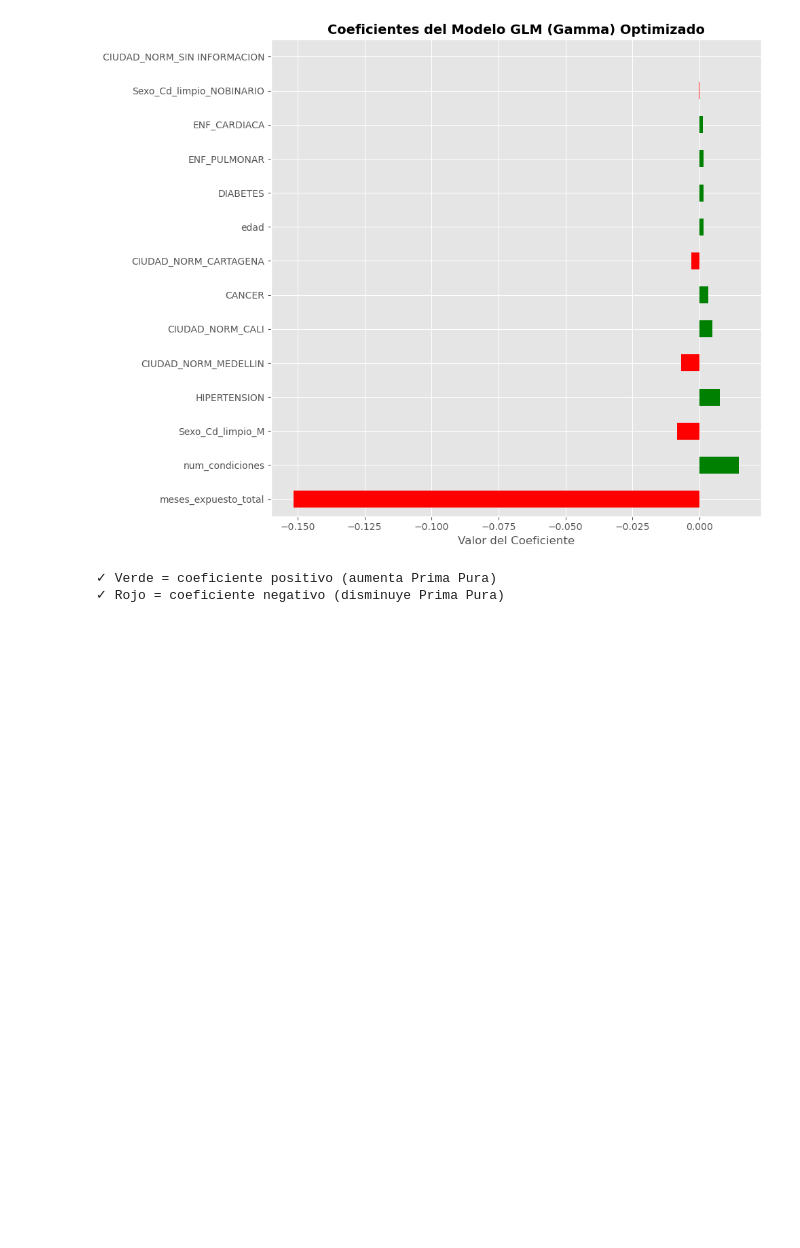
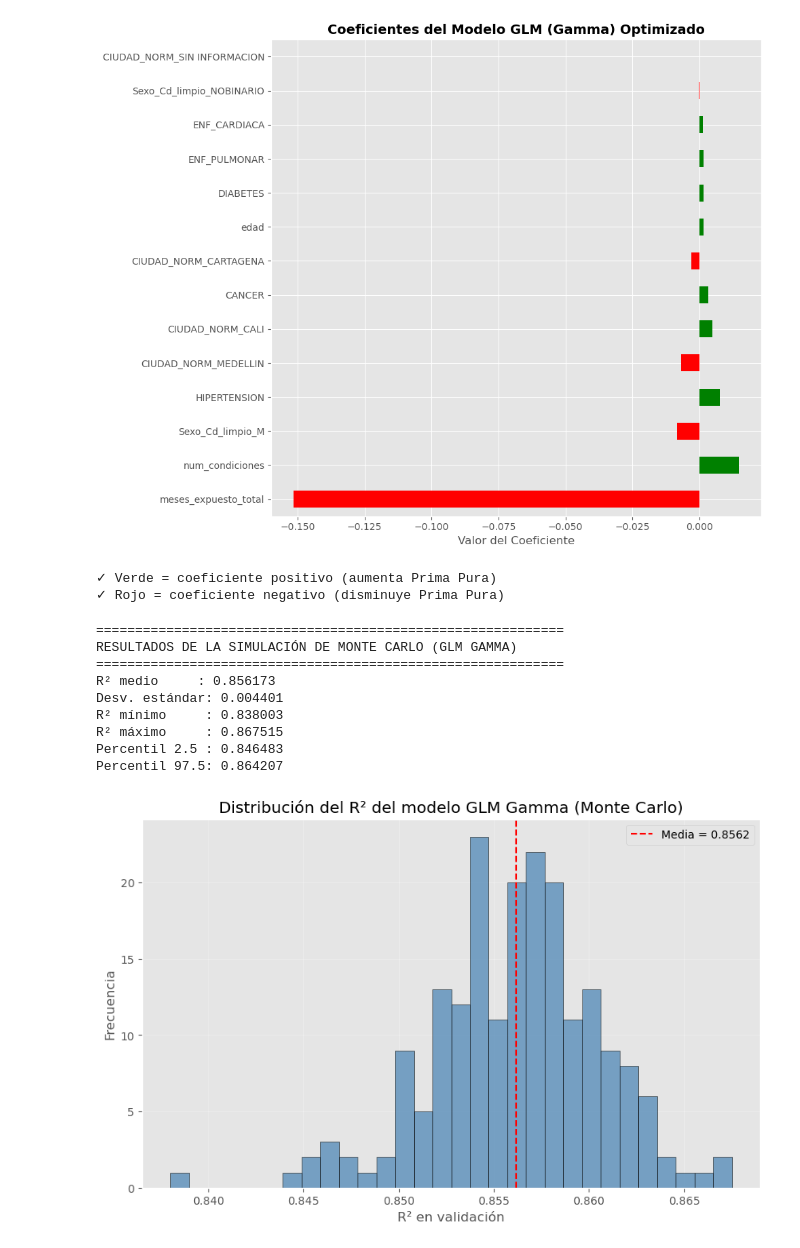
Before and after one commit to yacuervo18/Proyecto_Analitica_II, a Jupyter notebook: src/Algoritmos_Seleccionados_Avance2.ipynb, the cells around one changed output. Drawn from its saved outputs; the diff is of its cells as text; code cells hidden in the pictures; blank space fills up the shorter version.

```diff
--- a/src/Algoritmos_Seleccionados_Avance2.ipynb
+++ b/src/Algoritmos_Seleccionados_Avance2.ipynb
@@ -1085,0 +1109,44 @@ Top 13 variables por relevancia (valor absoluto del coeficiente):
+# %%
+# Mejores parámetros del GLM (obtenidos del GridSearch)
+best_params_glm = {
+    'alpha': 0.1,
+    'solver': 'lbfgs',
+    'max_iter': 500
+}
+# %%
+# Ejecutar la simulación (ajusta n_iter según tu paciencia)
+r2_scores = montecarlo_validation(GammaRegressor, X, y_target, best_params_glm, n_iter=200)
+# %%
+
+# Resultados estadísticos
+print("="*60)
+print("RESULTADOS DE LA SIMULACIÓN DE MONTE CARLO (GLM GAMMA)")
+print("="*60)
+print(f"R² medio     : {r2_scores.mean():.6f}")
+print(f"Desv. estándar: {r2_scores.std():.6f}")
+print(f"R² mínimo     : {r2_scores.min():.6f}")
+print(f"R² máximo     : {r2_scores.max():.6f}")
+print(f"Percentil 2.5 : {np.percentile(r2_scores, 2.5):.6f}")
+print(f"Percentil 97.5: {np.percentile(r2_scores, 97.5):.6f}")
+
+# Histograma de la distribución
+plt.figure(figsize=(10,6))
+plt.hist(r2_scores, bins=30, edgecolor='black', alpha=0.7, color='steelblue')
+plt.axvline(r2_scores.mean(), color='red', linestyle='--', label=f'Media = {r2_scores.mean():.4f}')
+plt.xlabel('R² en validación')
+plt.ylabel('Frecuencia')
+plt.title('Distribución del R² del modelo GLM Gamma (Monte Carlo)')
+plt.legend()
+plt.grid(True, alpha=0.3)
+plt.show()
+# %% [output]
+============================================================
+RESULTADOS DE LA SIMULACIÓN DE MONTE CARLO (GLM GAMMA)
+============================================================
+R² medio     : 0.856173
+Desv. estándar: 0.004401
+R² mínimo     : 0.838003
+R² máximo     : 0.867515
+Percentil 2.5 : 0.846483
+Percentil 97.5: 0.864207
+[figure, added]
```
Also changed, not shown: parts of 1 cell of this notebook.
